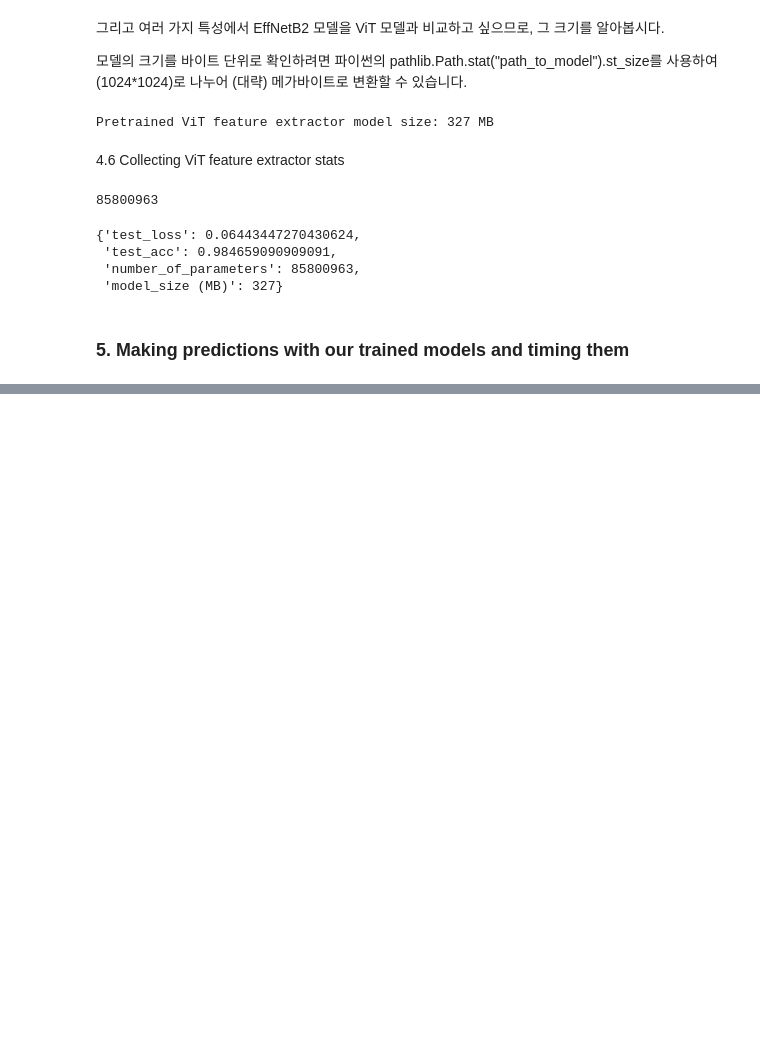
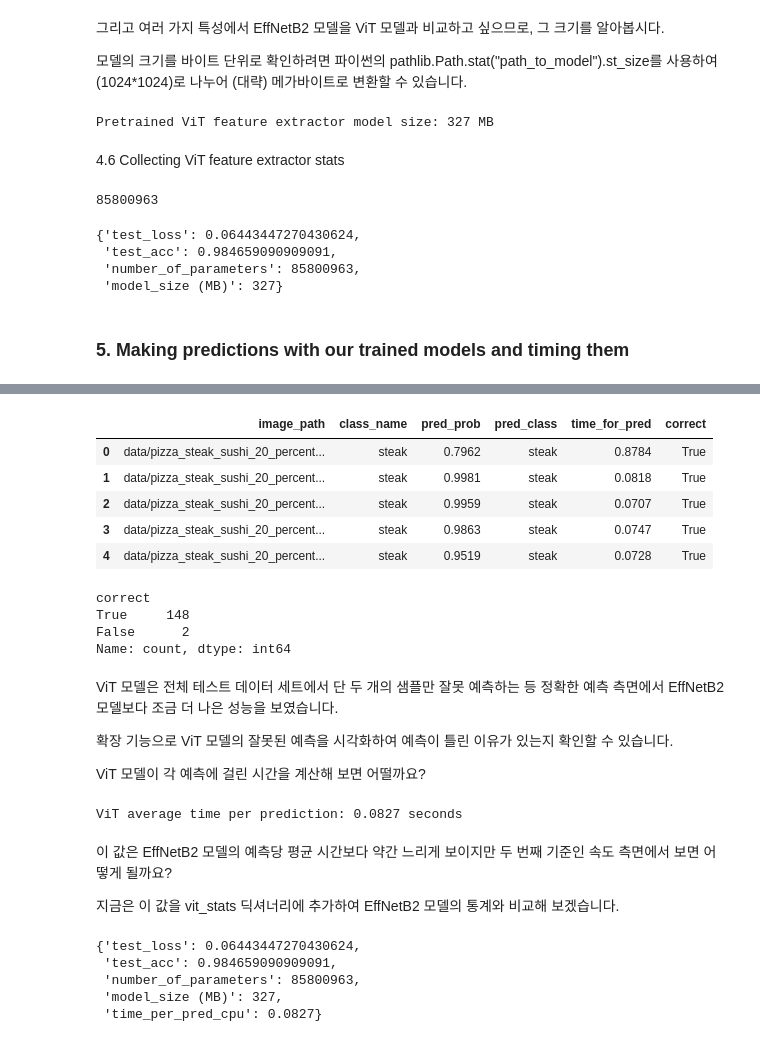
Before and after one commit to sguys99/pytorch-study, a Jupyter notebook: zero-to-mastery/09. PyTorch Model Deployment.ipynb, the cells around one changed output, grey strips where cells are left out. Drawn from its saved outputs; the diff is of its cells as text; code cells hidden in the pictures; blank space fills up the shorter version.

```diff
--- a/zero-to-mastery/09. PyTorch Model Deployment.ipynb
+++ b/zero-to-mastery/09. PyTorch Model Deployment.ipynb
@@ -679,0 +893,7 @@ vit_stats
+# %%
+# Make list of prediction dictionaries with ViT feature extractor model on test images
+vit_test_pred_dicts = pred_and_store(paths=test_data_paths,
+                                     model=vit,
+                                     transform=vit_transforms,
+                                     class_names=class_names,
+                                     device="cpu")
@@ -679,0 +916,46 @@ vit_stats
+# %%
+# Turn vit_test_pred_dicts into a DataFrame
+import pandas as pd
+vit_test_pred_df = pd.DataFrame(vit_test_pred_dicts)
+vit_test_pred_df.head()
+# %% [output]
+|  | image_path | class_name | pred_prob | pred_class | time_for_pred | correct |
+| 0 | data/pizza_steak_sushi_20_percent... | steak | 0.7962 | steak | 0.8784 | True |
+| 1 | data/pizza_steak_sushi_20_percent... | steak | 0.9981 | steak | 0.0818 | True |
+| 2 | data/pizza_steak_sushi_20_percent... | steak | 0.9959 | steak | 0.0707 | True |
+| 3 | data/pizza_steak_sushi_20_percent... | steak | 0.9863 | steak | 0.0747 | True |
+| 4 | data/pizza_steak_sushi_20_percent... | steak | 0.9519 | steak | 0.0728 | True |
+# %%
+# Count the number of correct predictions
+vit_test_pred_df.correct.value_counts()
+# %% [output]
+correct
+True     148
+False      2
+Name: count, dtype: int64
+# %% [markdown]
+ViT 모델은 전체 테스트 데이터 세트에서 단 두 개의 샘플만 잘못 예측하는 등 정확한 예측 측면에서 EffNetB2 모델보다 조금 더 나은 성능을 보였습니다.
+
+확장 기능으로 ViT 모델의 잘못된 예측을 시각화하여 예측이 틀린 이유가 있는지 확인할 수 있습니다.
+
+ViT 모델이 각 예측에 걸린 시간을 계산해 보면 어떨까요?
+# %%
+# Calculate average time per prediction for ViT model
+vit_average_time_per_pred = round(vit_test_pred_df.time_for_pred.mean(), 4)
+print(f"ViT average time per prediction: {vit_average_time_per_pred} seconds")
+# %% [output]
+ViT average time per prediction: 0.0827 seconds
+# %% [markdown]
+이 값은 EffNetB2 모델의 예측당 평균 시간보다 약간 느리게 보이지만 두 번째 기준인 속도 측면에서 보면 어떻게 될까요?
+
+지금은 이 값을 vit_stats 딕셔너리에 추가하여 EffNetB2 모델의 통계와 비교해 보겠습니다.
+# %%
+# Add average prediction time for ViT model on CPU
+vit_stats["time_per_pred_cpu"] = vit_average_time_per_pred
+vit_stats
+# %% [output]
+{'test_loss': 0.06443447270430624,
+ 'test_acc': 0.984659090909091,
+ 'number_of_parameters': 85800963,
+ 'model_size (MB)': 327,
+ 'time_per_pred_cpu': 0.0827}
```
Also changed, not shown: parts of 26 cells of this notebook.
